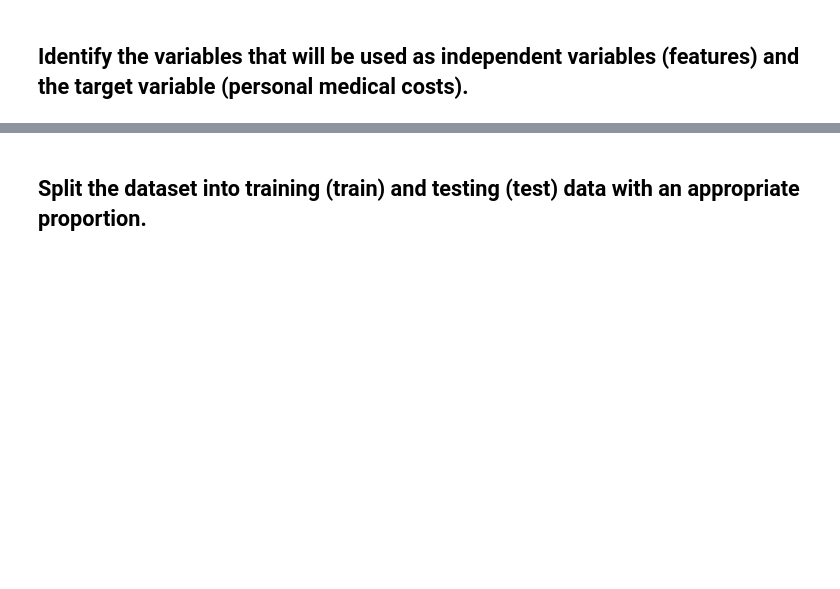
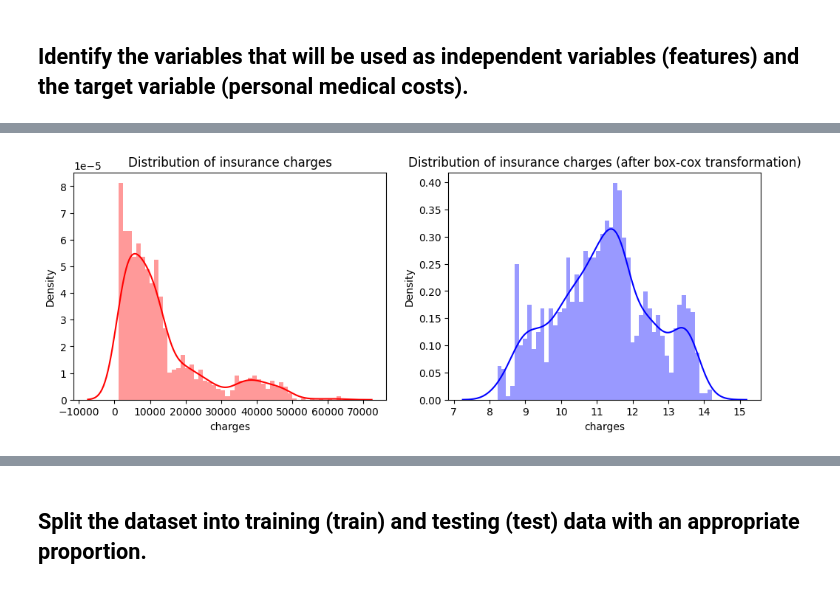
Before and after one commit to integer-class/machine-learning, a Jupyter notebook: Muhammad_Baihaqi_Aulia_Asyari/jobsheet_3.ipynb, the cells around one changed output, grey strips where cells are left out. Drawn from its saved outputs; the diff is of its cells as text; code cells hidden in the pictures; blank space fills up the shorter version.

```diff
--- a/Muhammad_Baihaqi_Aulia_Asyari/jobsheet_3.ipynb
+++ b/Muhammad_Baihaqi_Aulia_Asyari/jobsheet_3.ipynb
@@ -244,3 +244,12 @@ RMSE: 0.4983973243687411
 R-squared: 0.7516001070620798
 # %% [markdown]
 # Lab Assignment
+# %%
+import numpy as np
+import matplotlib.pyplot as plt
+import pandas as pd
+import warnings
+warnings.filterwarnings('ignore')
+
+data = pd.read_csv('/content/drive/MyDrive/Machine Learning/insurance.csv')
+data
@@ -248,0 +305,17 @@ R-squared: 0.7516001070620798
+# %%
+fig= plt.figure(figsize=(12,4))
+
+ax=fig.add_subplot(121)
+sns.distplot(data['charges'],bins=50,color='r',ax=ax)
+ax.set_title('Distribution of insurance charges')
+
+# box cox transformation
+from scipy import stats
+data['charges'],_ = stats.boxcox(data['charges'])
+
+ax = fig.add_subplot(122)
+sns.distplot(data['charges'], bins=50, color='b', ax=ax)
+ax.set_title('Distribution of insurance charges (after box-cox transformation)')
+plt.show()
+# %% [output]
+[figure, added]
```
Also changed, not shown: parts of 13 cells of this notebook.
